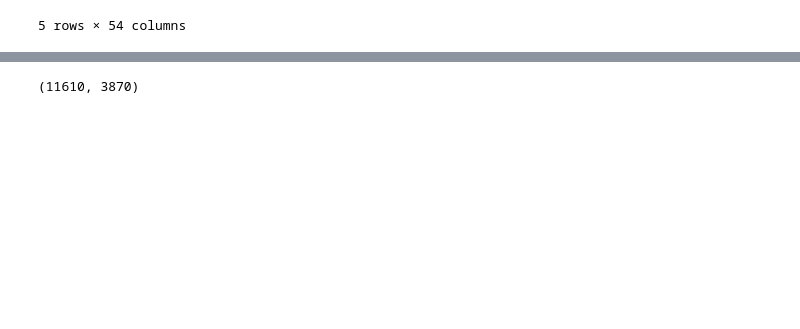
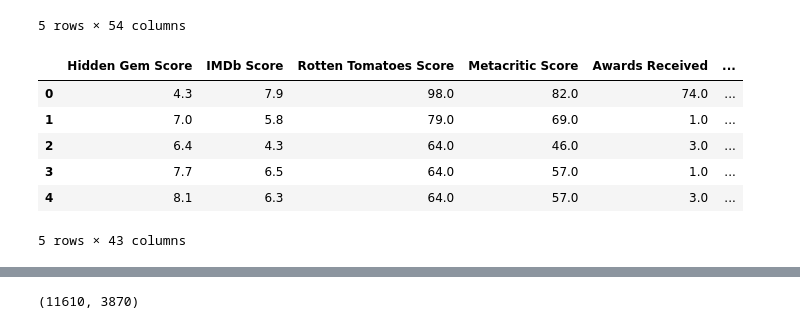
Before and after one commit to arteboss/ml_course, a Jupyter notebook: Netflix.ipynb, the cells around one changed output, grey strips where cells are left out. Drawn from its saved outputs; the diff is of its cells as text; code cells hidden in the pictures; blank space fills up the shorter version.

```diff
--- a/Netflix.ipynb
+++ b/Netflix.ipynb
@@ -157 +167,11 @@ data_raw.head()
+# %%
+data_raw.head()
+# %% [output]
+|  | Hidden Gem Score | IMDb Score | Rotten Tomatoes Score | Metacritic Score | Awards Received | ... |
+| 0 | 4.3 | 7.9 | 98.0 | 82.0 | 74.0 | ... |
+| 1 | 7.0 | 5.8 | 79.0 | 69.0 | 1.0 | ... |
+| 2 | 6.4 | 4.3 | 64.0 | 46.0 | 3.0 | ... |
+| 3 | 7.7 | 6.5 | 64.0 | 57.0 | 1.0 | ... |
+| 4 | 8.1 | 6.3 | 64.0 | 57.0 | 3.0 | ... |
+5 rows × 43 columns
 # %%
```
Also changed, not shown: parts of 15 cells of this notebook.
